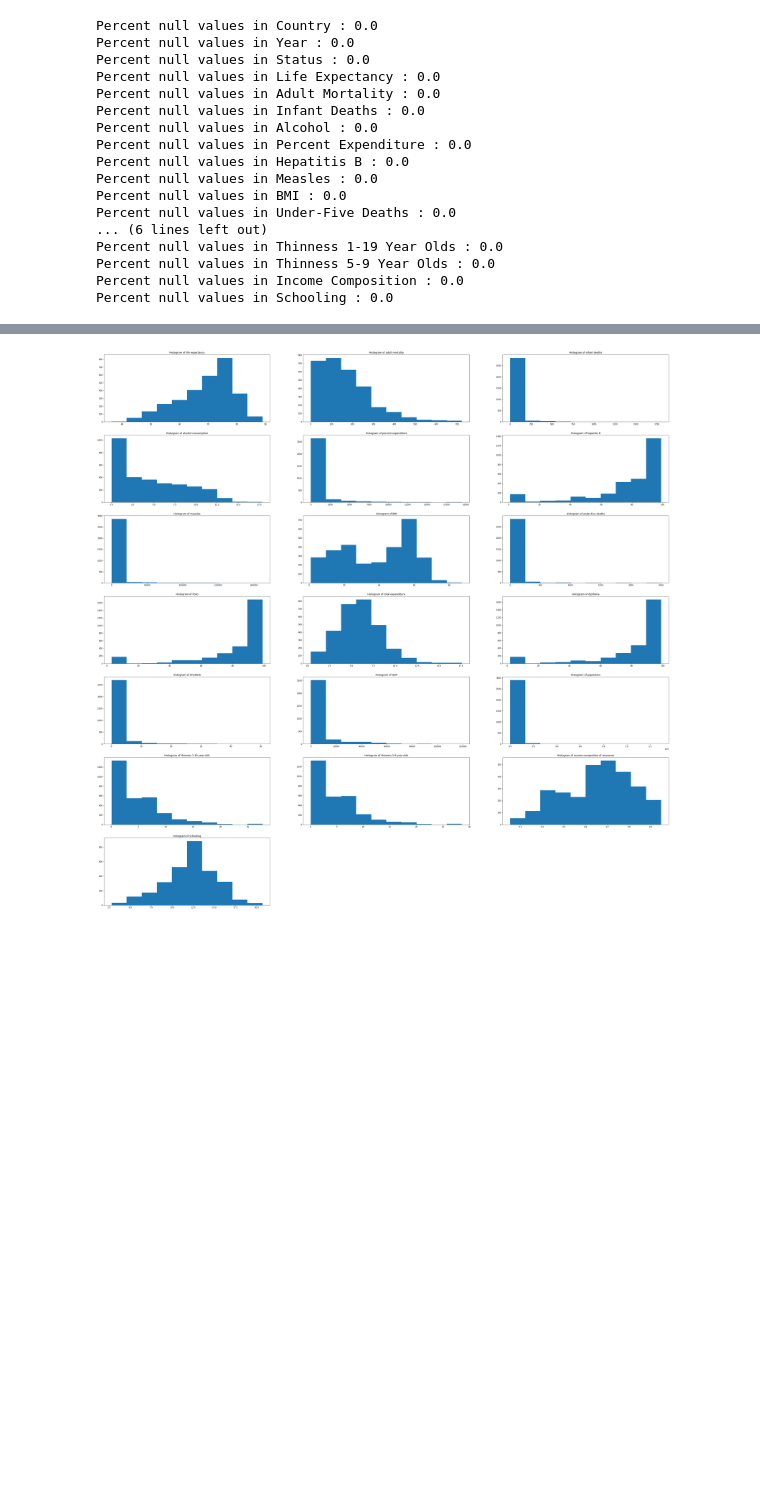
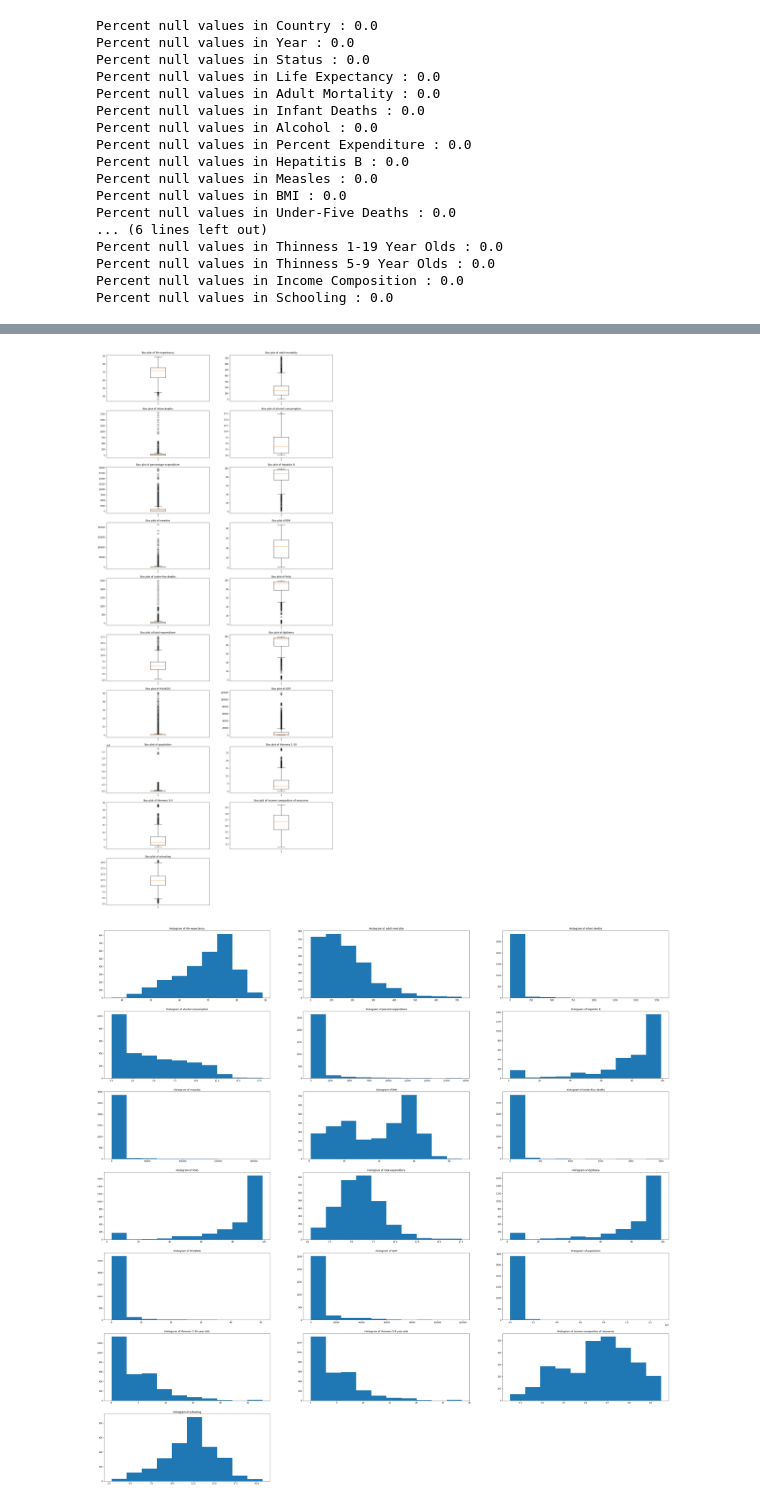
Before and after one commit to sjangeli/Thinkful-Data-Science-Projects, a Jupyter notebook: EDA Challenge.ipynb, the cells around one changed output, grey strips where cells are left out. Cells and saved outputs as stored; diff of their text form; code cells hidden in the pictures; blank space fills up the shorter version.

```diff
--- a/EDA Challenge.ipynb
+++ b/EDA Challenge.ipynb
@@ -564,3 +425,85 @@ Percent null values in Schooling : 0.0
+# %%
+plt.figure(figsize = (20,50))
+
+plt.subplot(10,2,1)
+plt.boxplot(life_expec_df['Life Expectancy'])
+plt.title("Box plot of life expectancy")
+
+plt.subplot(10,2,2)
+plt.boxplot(life_expec_df['Adult Mortality'])
+plt.title("Box plot of adult mortality")
+
+plt.subplot(10,2,3)
+plt.boxplot(life_expec_df['Infant Deaths'])
+plt.title("Box plot of infant deaths")
+
+plt.subplot(10,2,4)
+plt.boxplot(life_expec_df['Alcohol'])
+plt.title("Box plot of alcohol consumption")
+
+plt.subplot(10,2,5)
+plt.boxplot(life_expec_df['Percent Expenditure'])
+plt.title("Box plot of percentage expenditure")
+
+plt.subplot(10,2,6)
+plt.boxplot(life_expec_df['Hepatitis B'])
+plt.title("Box plot of hepatitis B")
+
+plt.subplot(10,2,7)
+plt.boxplot(life_expec_df['Measles'])
+plt.title("Box plot of measles")
+
+plt.subplot(10,2,8)
+plt.boxplot(life_expec_df['BMI'])
+plt.title("Box plot of BMI")
+
+plt.subplot(10,2,9)
+plt.boxplot(life_expec_df['Under-Five Deaths'])
+plt.title("Box plot of under-five deaths")
+
+plt.subplot(10,2,10)
+plt.boxplot(life_expec_df['Polio'])
+plt.title("Box plot of Polio")
+
+plt.subplot(10,2,11)
+plt.boxplot(life_expec_df['Total Expenditure'])
+plt.title("Box plot of total expenditure")
+
+plt.subplot(10,2,12)
+plt.boxplot(life_expec_df['Diphtheria'])
+plt.title("Box plot of diptheria")
+
+plt.subplot(10,2,13)
+plt.boxplot(life_expec_df['HIV/AIDS'])
+plt.title("Box plot of HIV/AIDS")
+
+plt.subplot(10,2,14)
+plt.boxplot(life_expec_df['GDP'])
+plt.title("Box plot of GDP")
+
+plt.subplot(10,2,15)
+plt.boxplot(life_expec_df['Population'])
+plt.title("Box plot of population")
+
+plt.subplot(10,2,16)
+plt.boxplot(life_expec_df['Thinness 1-19 Year Olds'])
+plt.title("Box plot of thinness 1-19")
+
+plt.subplot(10,2,17)
+plt.boxplot(life_expec_df['Thinness 5-9 Year Olds'])
+plt.title("Box plot of thinness 5-9")
+
+plt.subplot(10,2,18)
+plt.boxplot(life_expec_df['Income Composition'])
+plt.title("Box plot of income composition of resources")
+
+plt.subplot(10,2,19)
+plt.boxplot(life_expec_df['Schooling'])
+plt.title("Box plot of schooling")
+
+plt.show()
+# %% [output]
+[figure, added]
 # %%
 plt.figure(figsize = (50,50))
 
```
Also changed, not shown: parts of 21 cells of this notebook.
